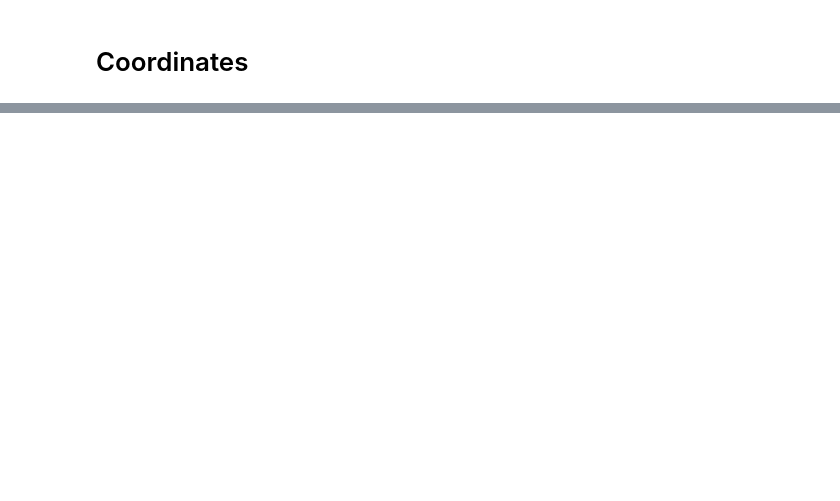
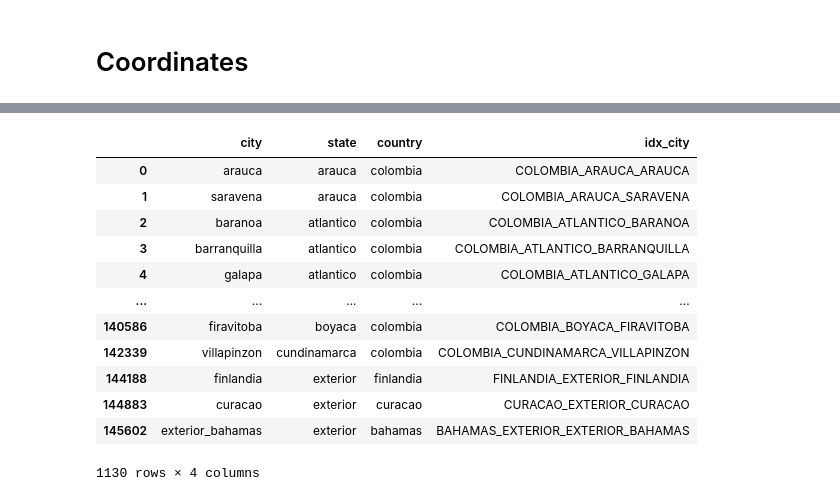
Before and after one commit to danielgvb/thesis, a Jupyter notebook: Data/10.4_Coordinates_Cities.ipynb, the cells around one changed output, grey strips where cells are left out. Saved outputs shown, nothing was run; the diff lists cells and outputs as text; code cells hidden in the pictures; blank space fills up the shorter version.

```diff
--- a/Data/10.4_Coordinates_Cities.ipynb
+++ b/Data/10.4_Coordinates_Cities.ipynb
@@ -92,9 +102,8 @@ def clean_text(text):
     return text.strip()
 
 # Apply to relevant columns
-df['City'] = df['City'].apply(clean_text)
-df['Departamento'] = df['Departamento'].apply(clean_text)
-df['Country'] = df['Country'].apply(clean_text)
-
-# Optional: remove duplicate cities (if any)
-df.drop_duplicates(subset=['City', 'Departamento', 'Country'], inplace=True)
+df['city'] = df['city'].apply(clean_text)
+df['state'] = df['state'].apply(clean_text)
+df['country'] = df['country'].apply(clean_text)
+# %%
+cities_df = df.copy()
@@ -100,0 +113,16 @@ df.drop_duplicates(subset=['City', 'Departamento', 'Country'], inplace=True)
+# %%
+unique_cities_df
+# %% [output]
+|  | city | state | country | idx_city |
+| 0 | arauca | arauca | colombia | COLOMBIA_ARAUCA_ARAUCA |
+| 1 | saravena | arauca | colombia | COLOMBIA_ARAUCA_SARAVENA |
+| 2 | baranoa | atlantico | colombia | COLOMBIA_ATLANTICO_BARANOA |
+| 3 | barranquilla | atlantico | colombia | COLOMBIA_ATLANTICO_BARRANQUILLA |
+| 4 | galapa | atlantico | colombia | COLOMBIA_ATLANTICO_GALAPA |
+| ... | ... | ... | ... | ... |
+| 140586 | firavitoba | boyaca | colombia | COLOMBIA_BOYACA_FIRAVITOBA |
+| 142339 | villapinzon | cundinamarca | colombia | COLOMBIA_CUNDINAMARCA_VILLAPINZON |
+| 144188 | finlandia | exterior | finlandia | FINLANDIA_EXTERIOR_FINLANDIA |
+| 144883 | curacao | exterior | curacao | CURACAO_EXTERIOR_CURACAO |
+| 145602 | exterior_bahamas | exterior | bahamas | BAHAMAS_EXTERIOR_EXTERIOR_BAHAMAS |
+1130 rows × 4 columns
```
Also changed, not shown: parts of 19 cells of this notebook, 6 other files.
